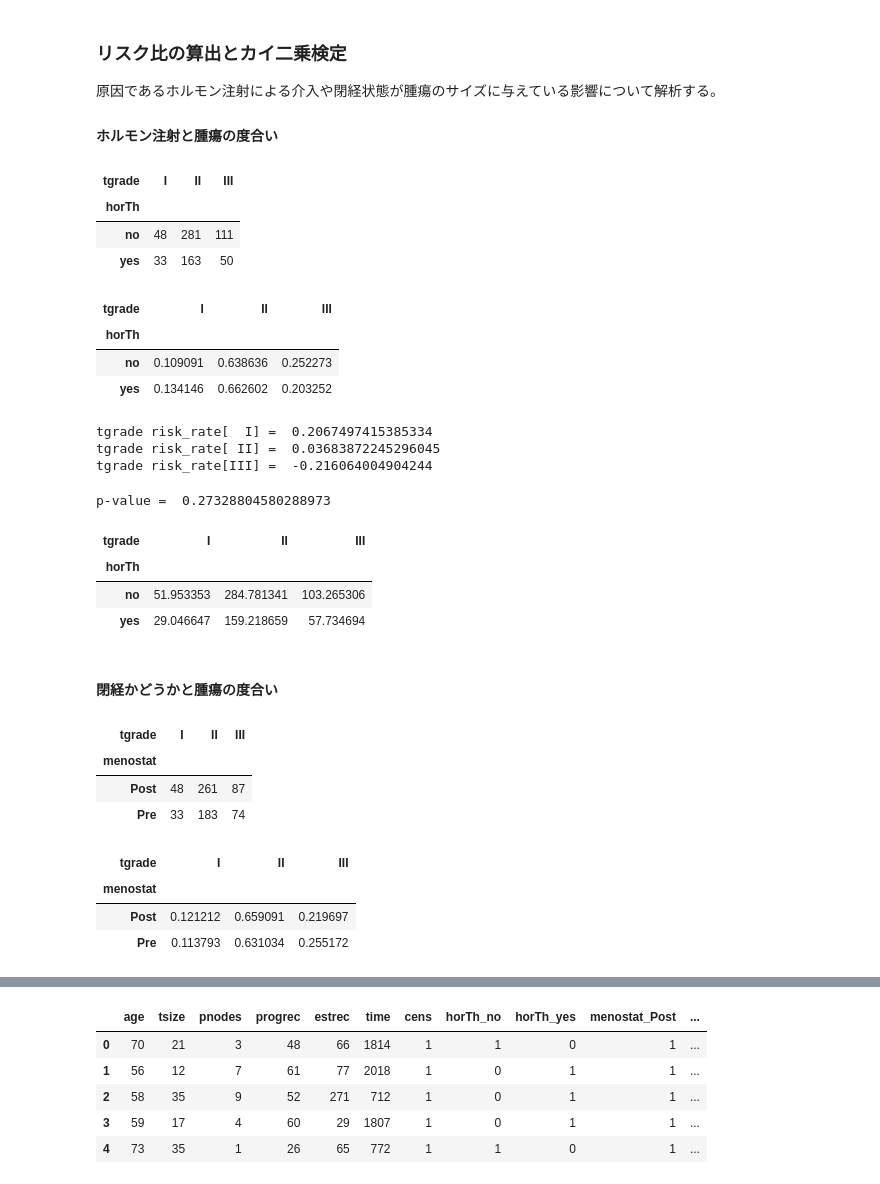
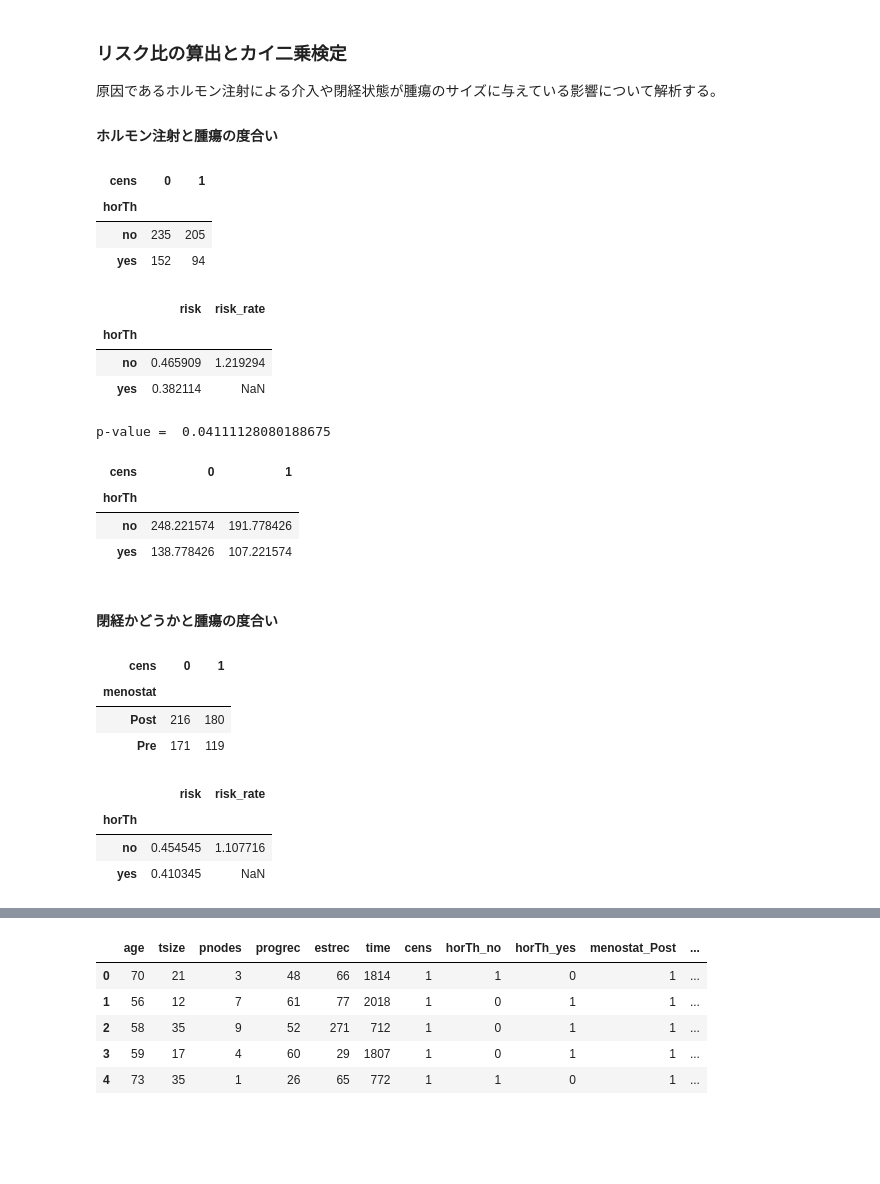
Before and after one commit to NTanaka1994/DataAnalysis, a Jupyter notebook: 使用データ/PBL_SUB.ipynb, the cells around one changed output, grey strips where cells are left out. Saved outputs shown, nothing was run; the diff lists cells and outputs as text; code cells hidden in the pictures; blank space fills up the shorter version.

```diff
--- a/使用データ/PBL_SUB.ipynb
+++ b/使用データ/PBL_SUB.ipynb
@@ -192,37 +194,30 @@ cens:       1,0      pValue = 0.0005836378307877615
 #### ホルモン注射と腫瘍の度合い
 # %%
 columns = ["horTh", "menostat", "tgrade"]
-df_risk_h2t = pd.crosstab(df["horTh"], df["tgrade"])
+df_risk_h2t = pd.crosstab(df["horTh"], df["cens"])
 df_risk_h2t
 # %% [output]
-| tgrade | I | II | III |
-| horTh |  |  |  |
-| no | 48 | 281 | 111 |
-| yes | 33 | 163 | 50 |
+| cens | 0 | 1 |
+| horTh |  |  |
+| no | 235 | 205 |
+| yes | 152 | 94 |
 # %%
 cross = df_risk_h2t.values
 risk = []
-for i in range(len(cross)):
-    tmp = []
-    for j in range(len(cross[i])):
-        tmp.append(cross[i][j]/sum(cross[i]))
-    risk.append(tmp)
+risk.append(cross[0][1]/sum(cross[0]))
+risk.append(cross[1][1]/sum(cross[1]))
+risk_rate = []
+risk_rate.append(risk[0]/risk[1])
 df_crs = pd.DataFrame(risk)
-df_crs.columns = df_risk_h2t.columns
+df_crs = pd.concat([df_crs, pd.DataFrame(risk_rate)], axis=1)
 df_crs.index = df_risk_h2t.index
+df_crs.columns = ["risk", "risk_rate"]
 df_crs
 # %% [output]
-| tgrade | I | II | III |
-| horTh |  |  |  |
-| no | 0.109091 | 0.638636 | 0.252273 |
-| yes | 0.134146 | 0.662602 | 0.203252 |
+|  | risk | risk_rate |
+| horTh |  |  |
+| no | 0.465909 | 1.219294 |
+| yes | 0.382114 | NaN |
-# %%
-for i in range(len(risk[0])):
-    print("tgrade risk_rate[%3s] = "%(df_crs.columns[i]), np.log(risk[1][i]/risk[0][i]))
-# %% [output]
-tgrade risk_rate[  I] =  0.2067497415385334
-tgrade risk_rate[ II] =  0.03683872245296045
-tgrade risk_rate[III] =  -0.216064004904244
 # %%
 x2, p, dfv, expected = stats.chi2_contingency(df_risk_h2t)
 print("p-value = ", p)
@@ -231,35 +226,35 @@ df_expected.columns = df_risk_h2t.columns
 df_expected.index = df_risk_h2t.index
 df_expected
 # %% [output]
-p-value =  0.27328804580288973
+p-value =  0.04111128080188675
-| tgrade | I | II | III |
-| horTh |  |  |  |
-| no | 51.953353 | 284.781341 | 103.265306 |
-| yes | 29.046647 | 159.218659 | 57.734694 |
+| cens | 0 | 1 |
+| horTh |  |  |
+| no | 248.221574 | 191.778426 |
+| yes | 138.778426 | 107.221574 |
 # %% [markdown]
 #### 閉経かどうかと腫瘍の度合い
 # %%
-df_risk_m2t = pd.crosstab(df["menostat"], df["tgrade"])
+df_risk_m2t = pd.crosstab(df["menostat"], df["cens"])
 df_risk_m2t
 # %% [output]
-| tgrade | I | II | III |
-| menostat |  |  |  |
-| Post | 48 | 261 | 87 |
-| Pre | 33 | 183 | 74 |
+| cens | 0 | 1 |
+| menostat |  |  |
+| Post | 216 | 180 |
+| Pre | 171 | 119 |
 # %%
 cross = df_risk_m2t.values
 risk = []
-for i in range(len(cross)):
-    tmp = []
-    for j in range(len(cross[i])):
-        tmp.append(cross[i][j]/sum(cross[i]))
-    risk.append(tmp)
+risk.append(cross[0][1]/sum(cross[0]))
+risk.append(cross[1][1]/sum(cross[1]))
+risk_rate = []
+risk_rate.append(risk[0]/risk[1])
 df_crs = pd.DataFrame(risk)
-df_crs.columns = df_risk_m2t.columns
-df_crs.index = df_risk_m2t.index
+df_crs = pd.concat([df_crs, pd.DataFrame(risk_rate)], axis=1)
+df_crs.index = df_risk_h2t.index
+df_crs.columns = ["risk", "risk_rate"]
 df_crs
 # %% [output]
-| tgrade | I | II | III |
-| menostat |  |  |  |
-| Post | 0.121212 | 0.659091 | 0.219697 |
-| Pre | 0.113793 | 0.631034 | 0.255172 |
+|  | risk | risk_rate |
+| horTh |  |  |
+| no | 0.454545 | 1.107716 |
+| yes | 0.410345 | NaN |
```
Also changed, not shown: parts of 37 cells of this notebook.
